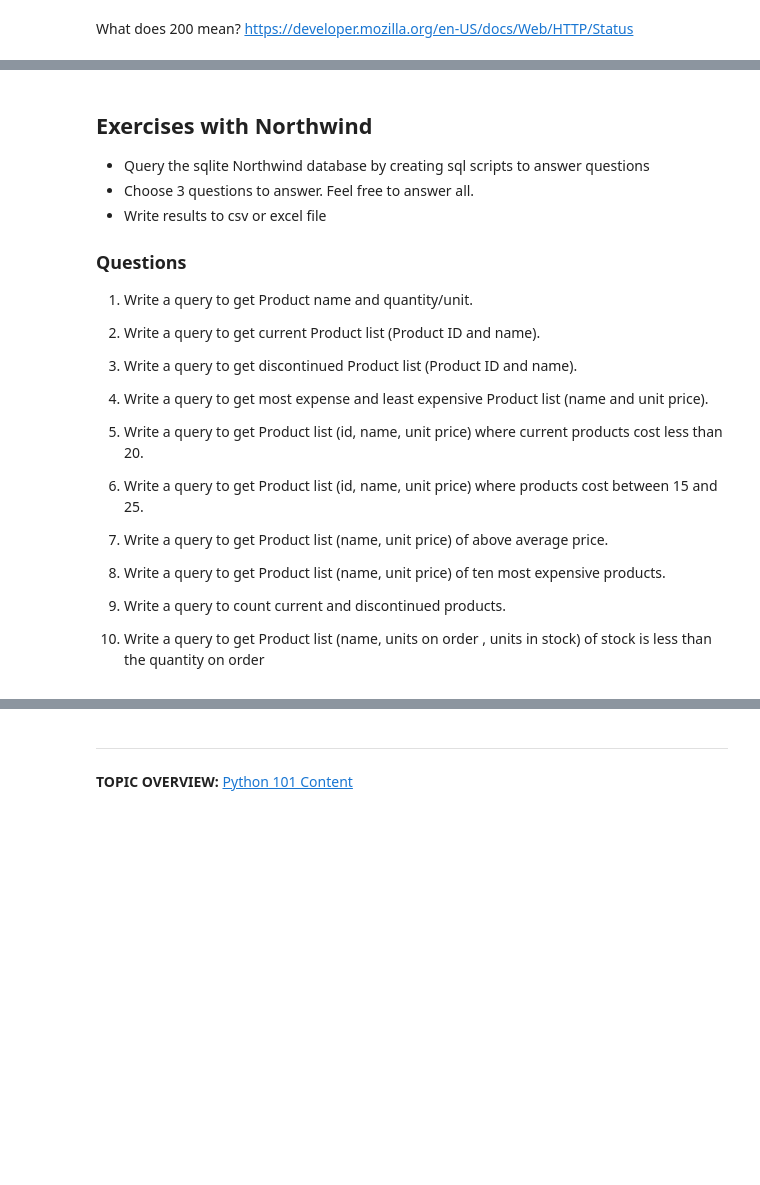
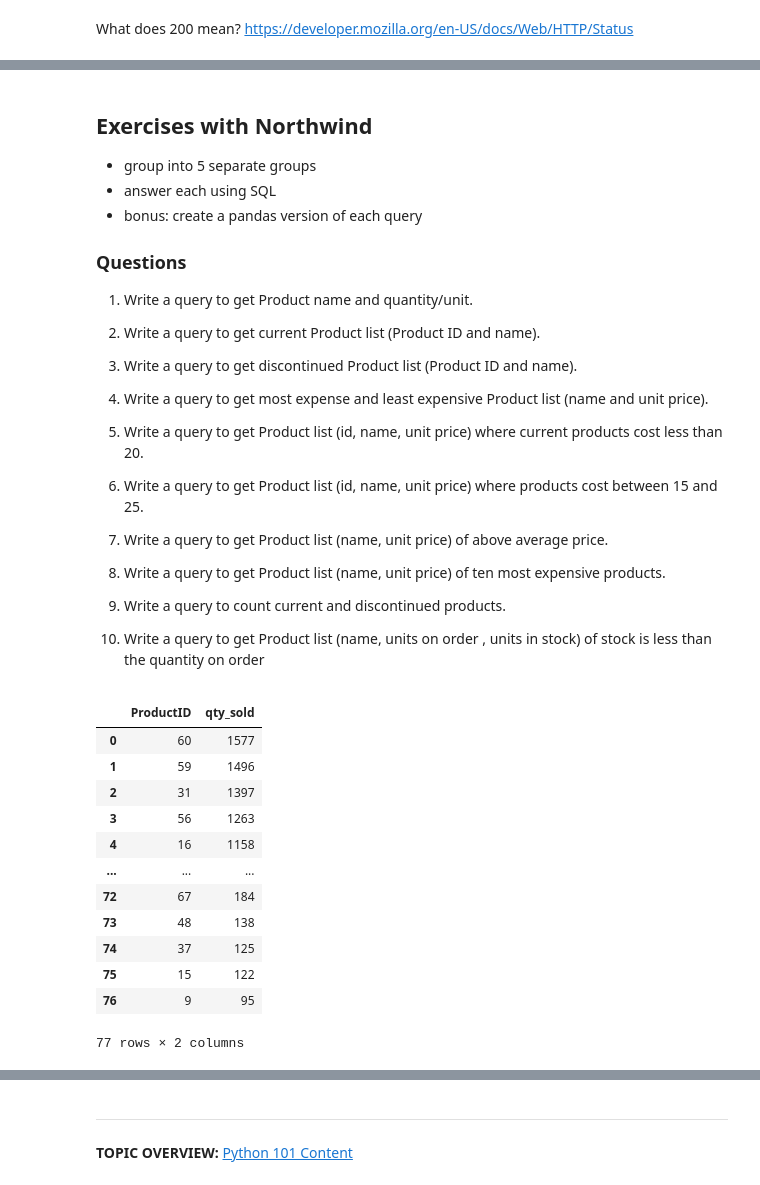
Before and after one commit to ogbinar/python101, a Jupyter notebook: notebooks/14_advanced_io.ipynb, the cells around one changed output, grey strips where cells are left out. Drawn from its saved outputs; the diff is of its cells as text; code cells hidden in the pictures; blank space fills up the shorter version.

```diff
--- a/notebooks/14_advanced_io.ipynb
+++ b/notebooks/14_advanced_io.ipynb
@@ -140,9 +149,9 @@ Here are some public apis to explore: https://github.com/public-apis/public-apis
 # %% [markdown]
 ## Exercises with Northwind
 
-- Query the sqlite Northwind database by creating sql scripts to answer questions
-- Choose 3 questions to answer. Feel free to answer all.
-- Write results to csv or excel file
+- group into 5 separate groups
+- answer each using SQL
+- bonus: create a pandas version of each query
 
 ### Questions
 1. Write a query to get Product name and quantity/unit.
@@ -182,3 +191,28 @@ Here are some public apis to explore: https://github.com/public-apis/public-apis
 
 
 10. Write a query to get Product list (name, units on order , units in stock) of stock is less than the quantity on order
+# %%
+# Example
+
+# QUESTION: Compute the total qty product sold per product sorted by highest to lowest qty
+
+# SQL version
+conn = sqlite3.connect("../data/northwind.db") # ensure this is the correct path for the sqlite file.
+query_df = pd.read_sql_query("select ProductID,sum(Quantity) as qty_sold from 'Order Details' group by ProductID order by qty_sold desc", conn)
+
+display(query_df)
+conn.close()
+# %% [output]
+|  | ProductID | qty_sold |
+| 0 | 60 | 1577 |
+| 1 | 59 | 1496 |
+| 2 | 31 | 1397 |
+| 3 | 56 | 1263 |
+| 4 | 16 | 1158 |
+| ... | ... | ... |
+| 72 | 67 | 184 |
+| 73 | 48 | 138 |
+| 74 | 37 | 125 |
+| 75 | 15 | 122 |
+| 76 | 9 | 95 |
+77 rows × 2 columns
```
Also changed, not shown: parts of 10 cells of this notebook.
